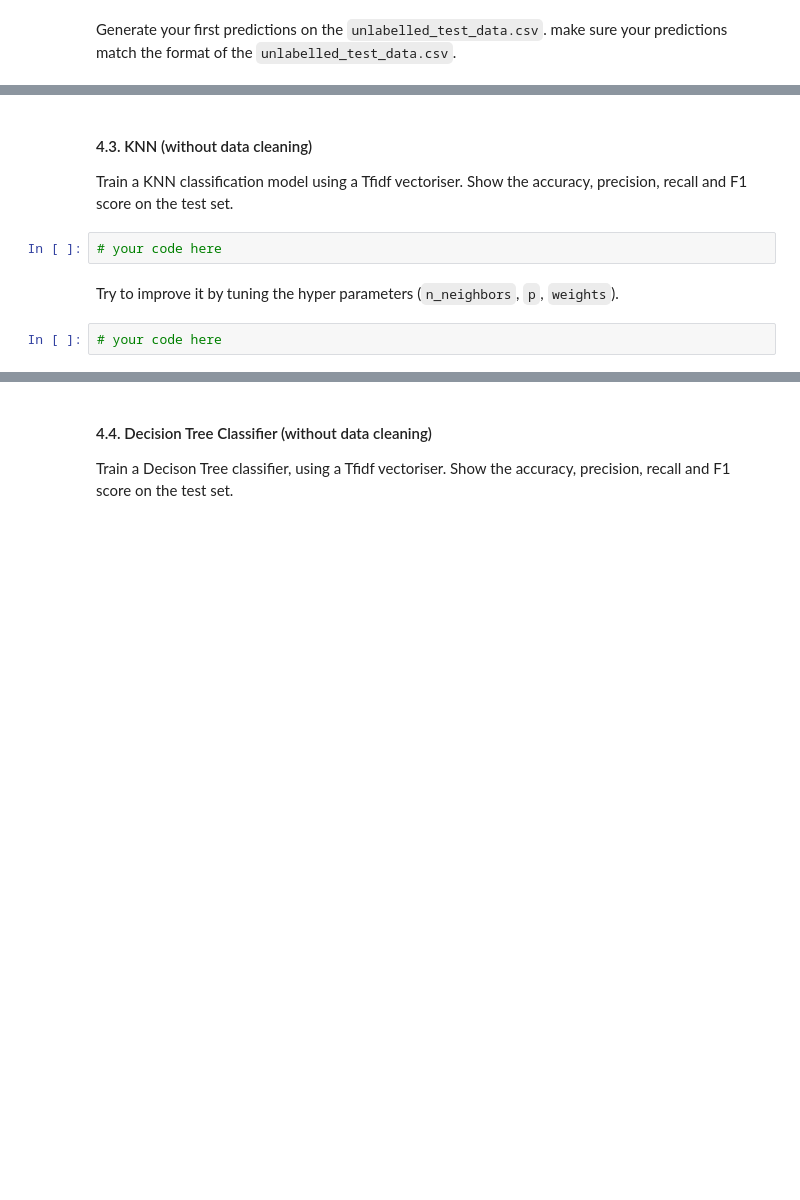
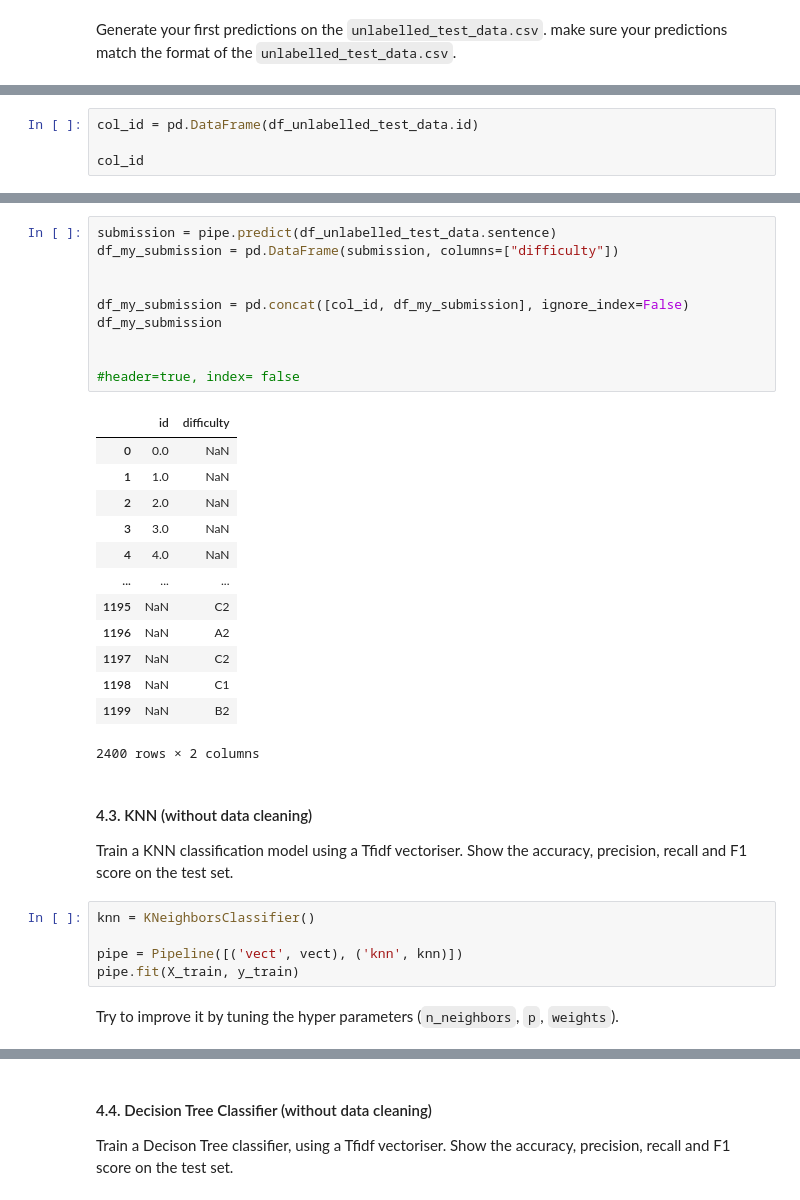
Before and after one commit to ajmim/DMML2022_logitech, a Jupyter notebook: code/Instructions.ipynb, the cells around one changed output, grey strips where cells are left out. Cells and saved outputs as stored; diff of their text form; blank space fills up the shorter version.

```diff
--- a/code/Instructions.ipynb
+++ b/code/Instructions.ipynb
@@ -185,0 +236,4 @@ Generate your first predictions on the `unlabelled_test_data.csv`. make sure you
+# %%
+col_id = pd.DataFrame(df_unlabelled_test_data.id)
+
+col_id
@@ -186,10 +254,35 @@ Generate your first predictions on the `unlabelled_test_data.csv`. make sure you
+# %%
+submission = pipe.predict(df_unlabelled_test_data.sentence)
+df_my_submission = pd.DataFrame(submission, columns=["difficulty"])
+
+
+df_my_submission = pd.concat([col_id, df_my_submission], ignore_index=False)
+df_my_submission
+
+
+#header=true, index= false
+# %% [output]
+|  | id | difficulty |
+| 0 | 0.0 | NaN |
+| 1 | 1.0 | NaN |
+| 2 | 2.0 | NaN |
+| 3 | 3.0 | NaN |
+| 4 | 4.0 | NaN |
+| ... | ... | ... |
+| 1195 | NaN | C2 |
+| 1196 | NaN | A2 |
+| 1197 | NaN | C2 |
+| 1198 | NaN | C1 |
+| 1199 | NaN | B2 |
+2400 rows × 2 columns
 # %% [markdown]
 #### 4.3. KNN (without data cleaning)
 
 Train a KNN classification model using a Tfidf vectoriser. Show the accuracy, precision, recall and F1 score on the test set.
-# %%
-# your code here
+# %%
+knn = KNeighborsClassifier()
+
+pipe = Pipeline([('vect', vect), ('knn', knn)])
+pipe.fit(X_train, y_train)
 # %% [markdown]
 Try to improve it by tuning the hyper parameters (`n_neighbors`,   `p`, `weights`).
-# %%
-# your code here
```
Also changed, not shown: parts of 16 cells of this notebook.
